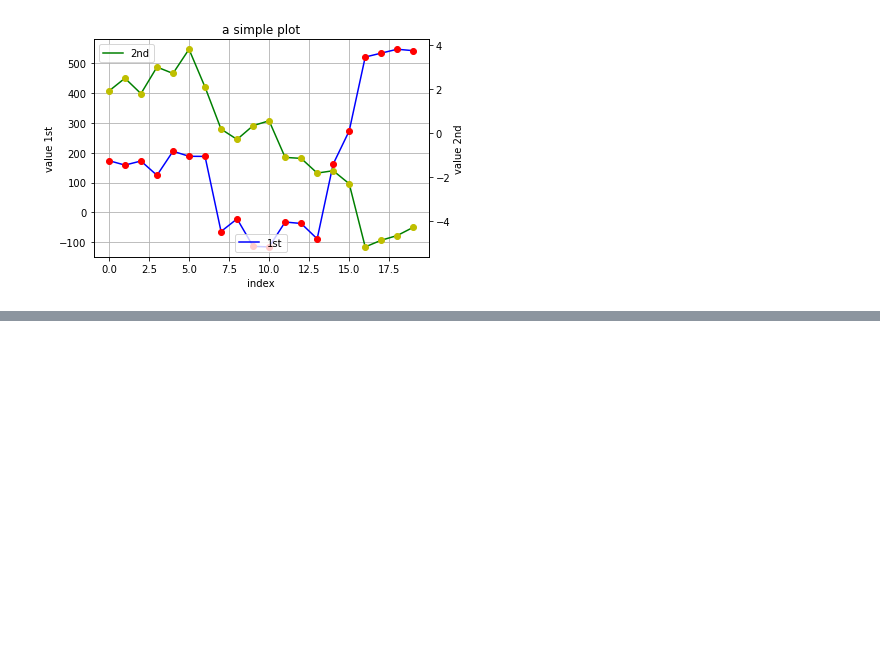
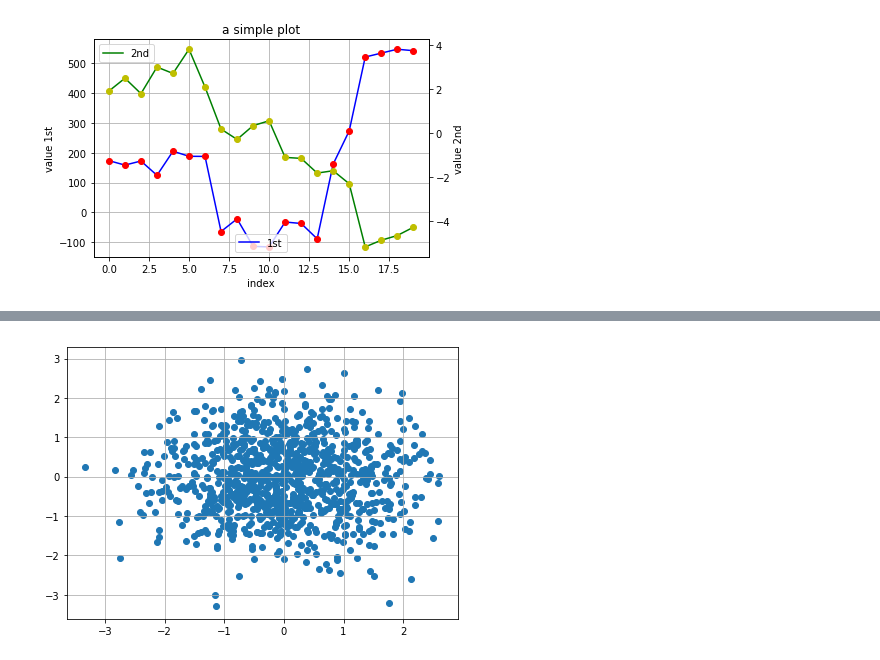
Before and after one commit to liulei2018/pythonfinance, a Jupyter notebook: chapter5.ipynb, the cells around one changed output, grey strips where cells are left out. Saved outputs shown, nothing was run; the diff lists cells and outputs as text; code cells hidden in the pictures; blank space fills up the shorter version.

```diff
--- a/chapter5.ipynb
+++ b/chapter5.ipynb
@@ -121,0 +140,6 @@ plt.ylabel('value 2nd')
+# %%
+plt.figure(figsize = (7,5))
+plt.scatter(y[:,0],y[:,1],marker='o')
+plt.grid(True)
+# %% [output]
+[figure, added]
```
Also changed, not shown: parts of 6 cells of this notebook, 1 other file.
